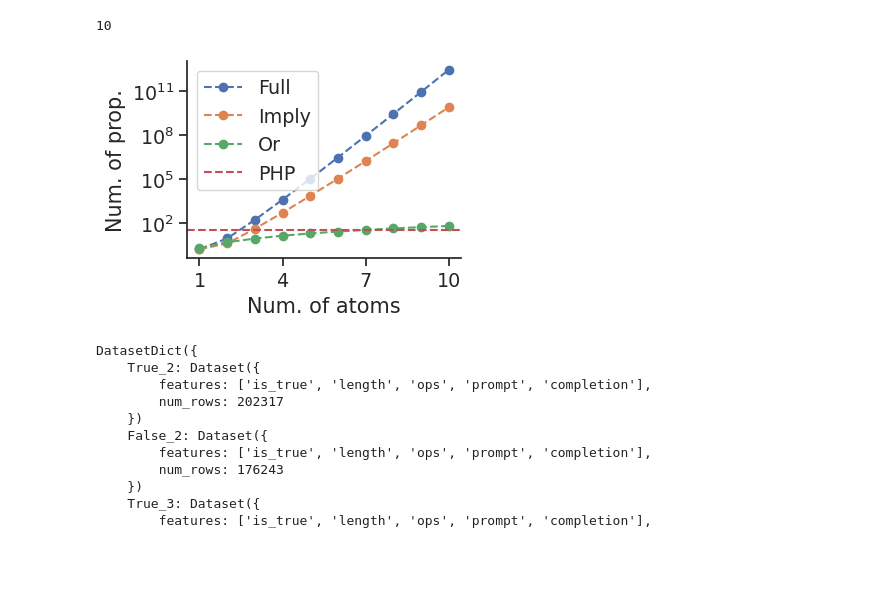
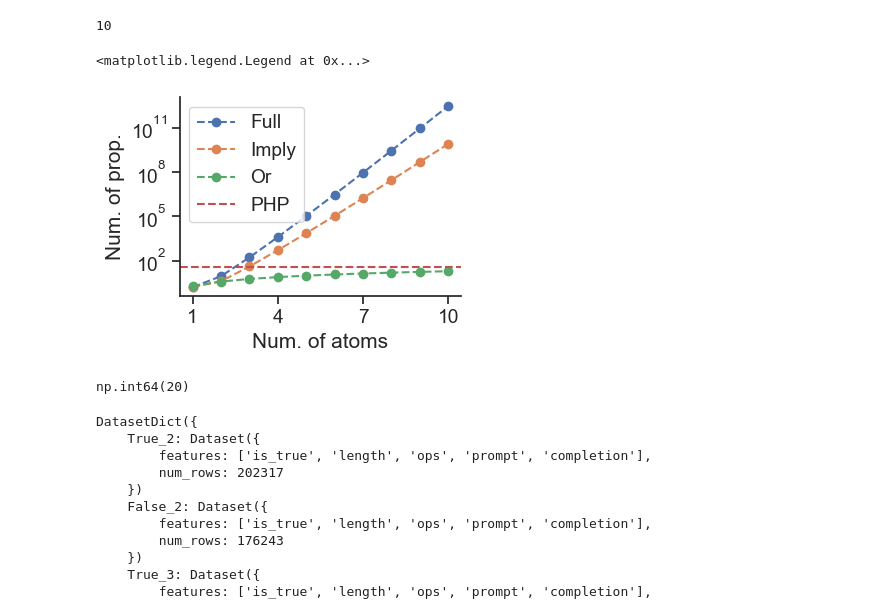
Before and after one commit to wtong98/boule-or-baguette, a Jupyter notebook: task/prop_stat.ipynb, the cells around one changed output. Cells and saved outputs as stored; diff of their text form; code cells hidden in the pictures; blank space fills up the shorter version.

```diff
--- a/task/prop_stat.ipynb
+++ b/task/prop_stat.ipynb
@@ -115,36 +115,42 @@ def imply_width(n_nodes):
     return by_atoms / n_perms
 
 
 def or_width(n_nodes):
-    return np.sum(np.arange(2, n_nodes + 2))
+    # return np.sum(np.arange(2, n_nodes + 2))
+    return 2 * n_nodes # TODO: check more carefully
 
 
 ls = np.arange(1, 11)
 full_ws = [full_width(n) for n in ls]
 # full_ws = [E[n] / 6 for n in ls]
 imply_ws = [imply_width(n) for n in ls]
 or_ws = [or_width(n) for n in ls]
 
 plt.gcf().set_size_inches(4, 3)
 plt.plot(ls, full_ws, '--o', label='Full', color='C0')
 plt.plot(ls, imply_ws, '--o', label='Imply', color='C1')
 plt.plot(ls, or_ws, '--o', label='Or', color='C2')
 
 # plt.axhline(1e6, color='C4', linestyle='--') <-- add if including PHP enum
 plt.axhline(36, linestyle='--', label='PHP', color='C3')
 
 plt.yscale('log')
 plt.xticks([1, 4, 7, 10])
 
 plt.xlabel('Num. of atoms')
 plt.ylabel('Num. of prop.')
 
 plt.tight_layout()
 plt.legend()
 
-plt.savefig('pita_breadth.svg')
+# plt.savefig('pita_breadth.svg')
 # %% [output]
+<matplotlib.legend.Legend at 0x...>
-[figure, old version]
+[figure, new version]
+# %%
+or_width(5)
+# %% [output]
+np.int64(20)
 # %%
 ds = datasets.load_from_disk(full_text_ds_path)
 ds
```
Also changed, not shown: 5 other files.
